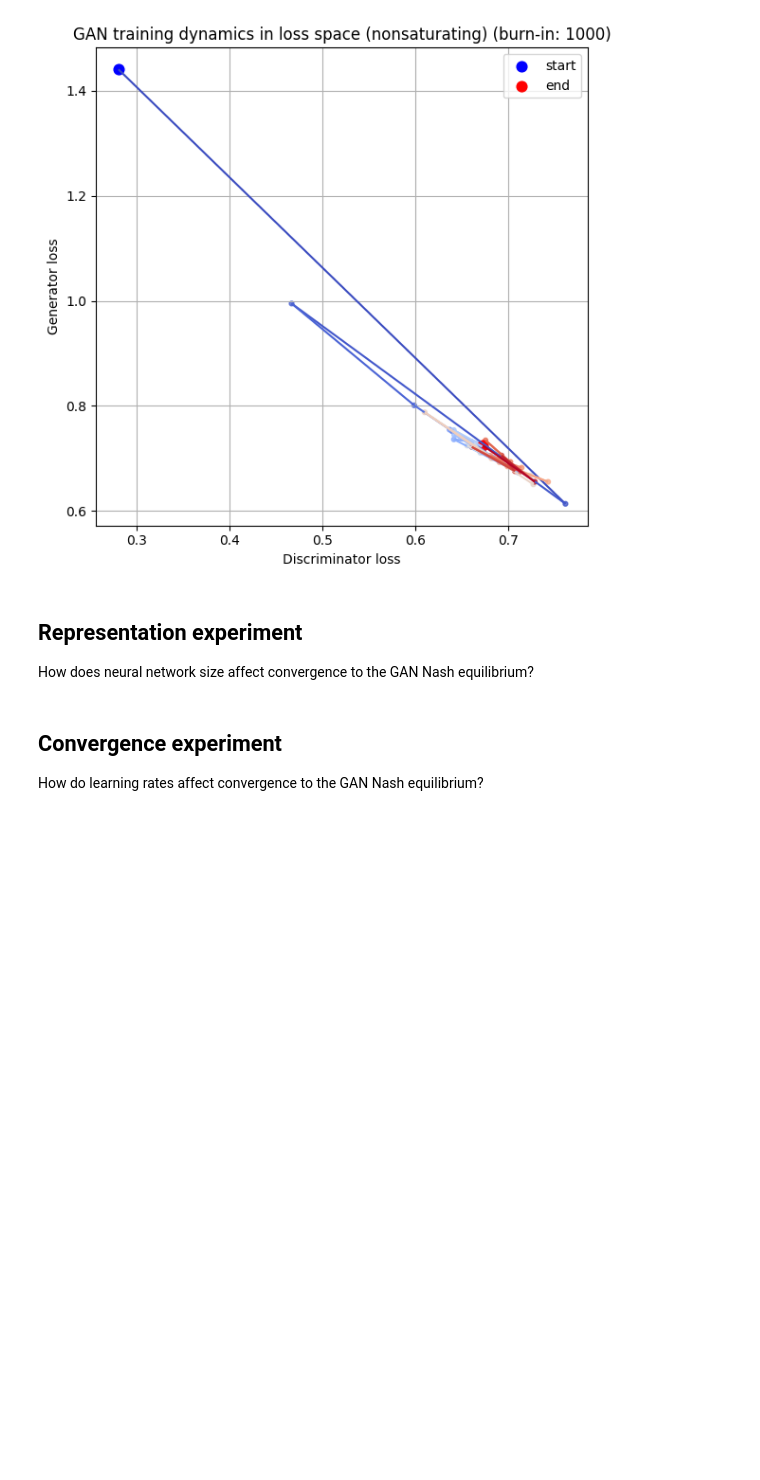
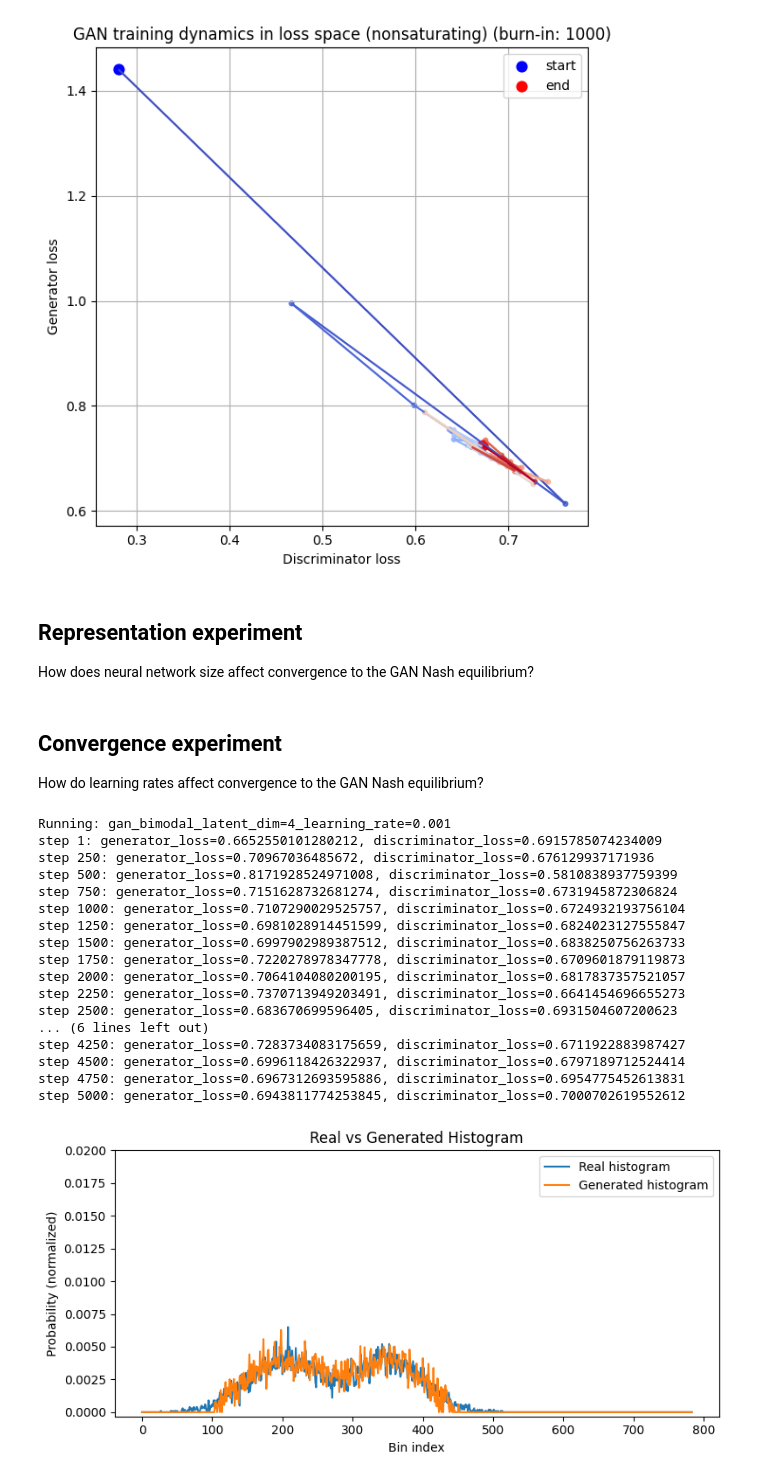
Before and after one commit to callum-lawson/egt-lab, a Jupyter notebook: experiments/gan/gan_collapse.ipynb, the cells around one changed output. Drawn from its saved outputs; the diff is of its cells as text; code cells hidden in the pictures; blank space fills up the shorter version.

Commit message:
Train a bimodal distribution generator with a smaller latent space and compare its performance to the generator with a larger latent space

```diff
--- a/experiments/gan/gan_collapse.ipynb
+++ b/experiments/gan/gan_collapse.ipynb
@@ -854,3 +868,44 @@ How does neural network size affect convergence to the GAN Nash equilibrium?
 ## Convergence experiment
 
 How do learning rates affect convergence to the GAN Nash equilibrium?
+# %%
+small_latent_config = BimodalRunConfig(
+    learning_rate=1e-3,
+    n_steps=5_000,
+    steps_per_save=250,
+    seed=0,
+    batch_size=128,
+    latent_dim=4,
+    loss_type="nonsaturating",
+)
+
+small_latent_optimizer = small_latent_config.make_optimizer()
+small_latent_key = small_latent_config.make_key()
+
+print("Running:", make_bimodal_experiment_name(small_latent_config))
+
+small_g_state, small_d_state, small_latent_key = train_gan(
+    train_data=train_data,
+    optimizer=small_latent_optimizer,
+    config=small_latent_config,
+    key=small_latent_key,
+)
+# %% [output]
+Running: gan_bimodal_latent_dim=4_learning_rate=0.001
+step 1: generator_loss=0.6652550101280212, discriminator_loss=0.6915785074234009
+step 250: generator_loss=0.70967036485672, discriminator_loss=0.676129937171936
+step 500: generator_loss=0.8171928524971008, discriminator_loss=0.5810838937759399
+step 750: generator_loss=0.7151628732681274, discriminator_loss=0.6731945872306824
+step 1000: generator_loss=0.7107290029525757, discriminator_loss=0.6724932193756104
+step 1250: generator_loss=0.6981028914451599, discriminator_loss=0.6824023127555847
+step 1500: generator_loss=0.6997902989387512, discriminator_loss=0.6838250756263733
+step 1750: generator_loss=0.7220278978347778, discriminator_loss=0.6709601879119873
+step 2000: generator_loss=0.7064104080200195, discriminator_loss=0.6817837357521057
+step 2250: generator_loss=0.7370713949203491, discriminator_loss=0.6641454696655273
+step 2500: generator_loss=0.683670699596405, discriminator_loss=0.6931504607200623
+... (6 lines left out)
+step 4250: generator_loss=0.7283734083175659, discriminator_loss=0.6711922883987427
+step 4500: generator_loss=0.6996118426322937, discriminator_loss=0.6797189712524414
+step 4750: generator_loss=0.6967312693595886, discriminator_loss=0.6954775452613831
+step 5000: generator_loss=0.6943811774253845, discriminator_loss=0.7000702619552612
+[figure, added]
```
Also changed, not shown: parts of 13 cells of this notebook.
